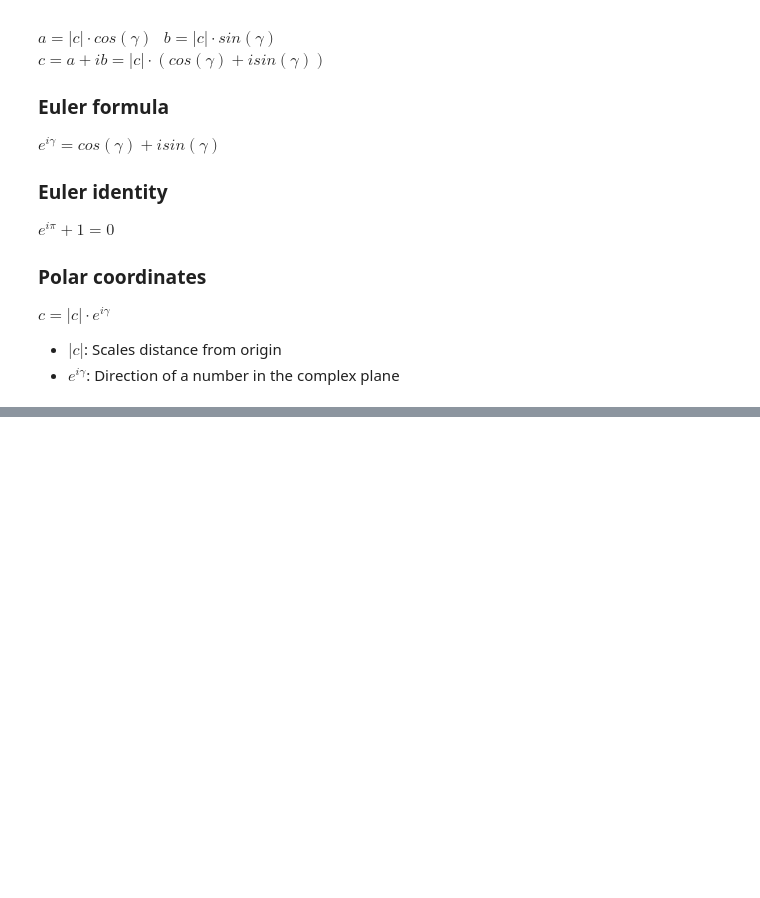
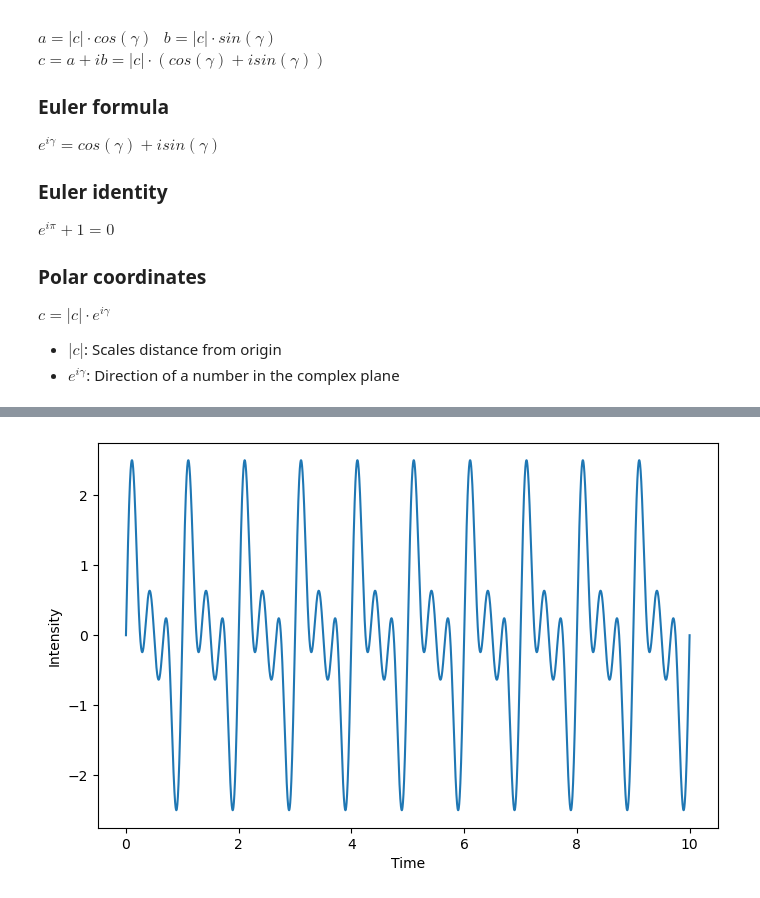
Before and after one commit to nuyhc/RhythmStudy, a Jupyter notebook: 2. DSP/DSP_4_김채현.ipynb, the cells around one changed output, grey strips where cells are left out. Cells and saved outputs as stored; diff of their text form; code cells hidden in the pictures; blank space fills up the shorter version.

```diff
--- a/2. DSP/DSP_4_김채현.ipynb
+++ b/2. DSP/DSP_4_김채현.ipynb
@@ -189,0 +274,6 @@ $$c_f = { d_f \over \sqrt 2 } \cdot e^{-i2\pi\varphi_f}$$
+# %%
+time = np.linspace(0, 10, 10000)
+signal = create_signal(freq=1, time=time)
+plot_signal(time, signal)
+# %% [output]
+[figure, added]
```
Also changed, not shown: parts of 11 cells of this notebook.
